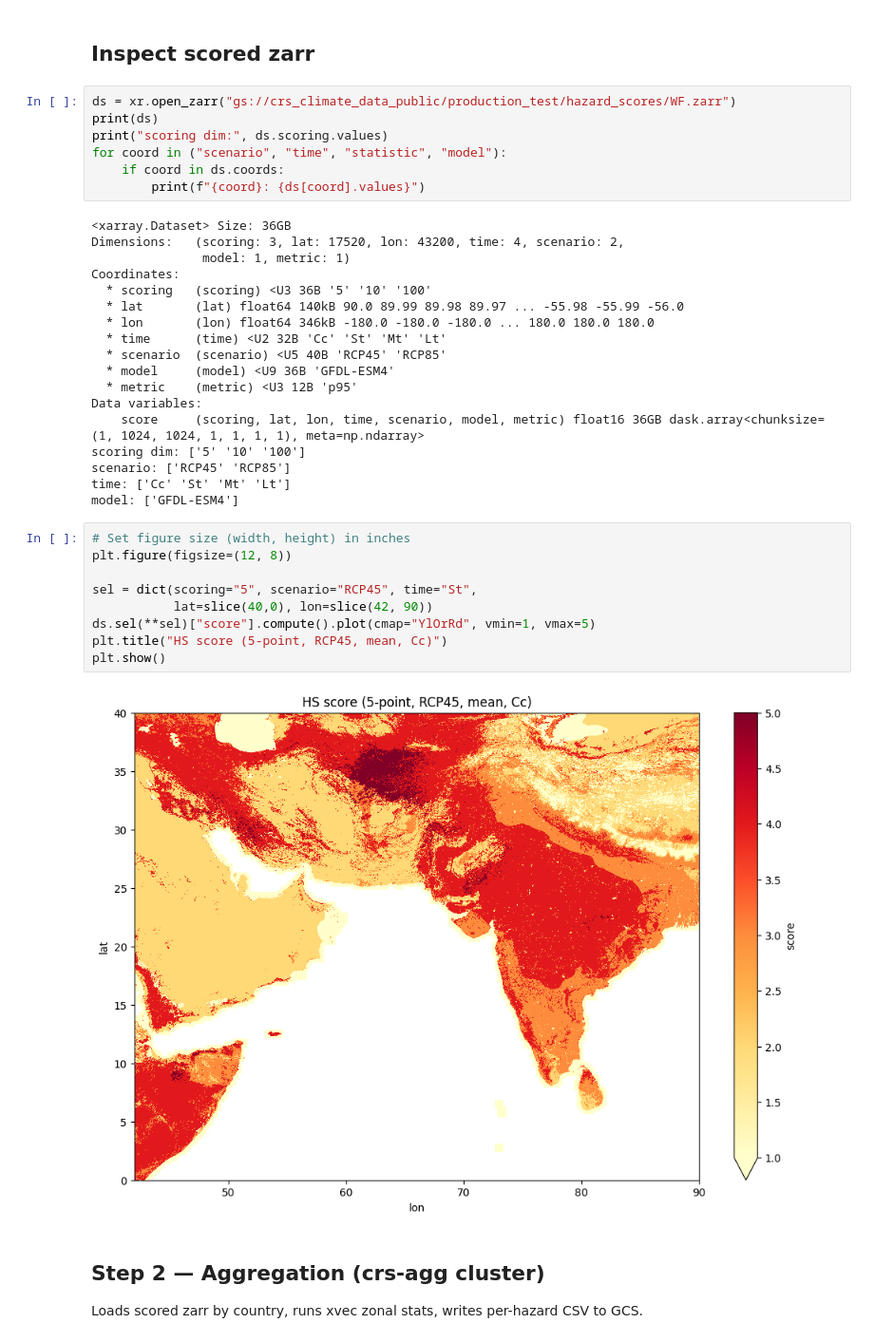
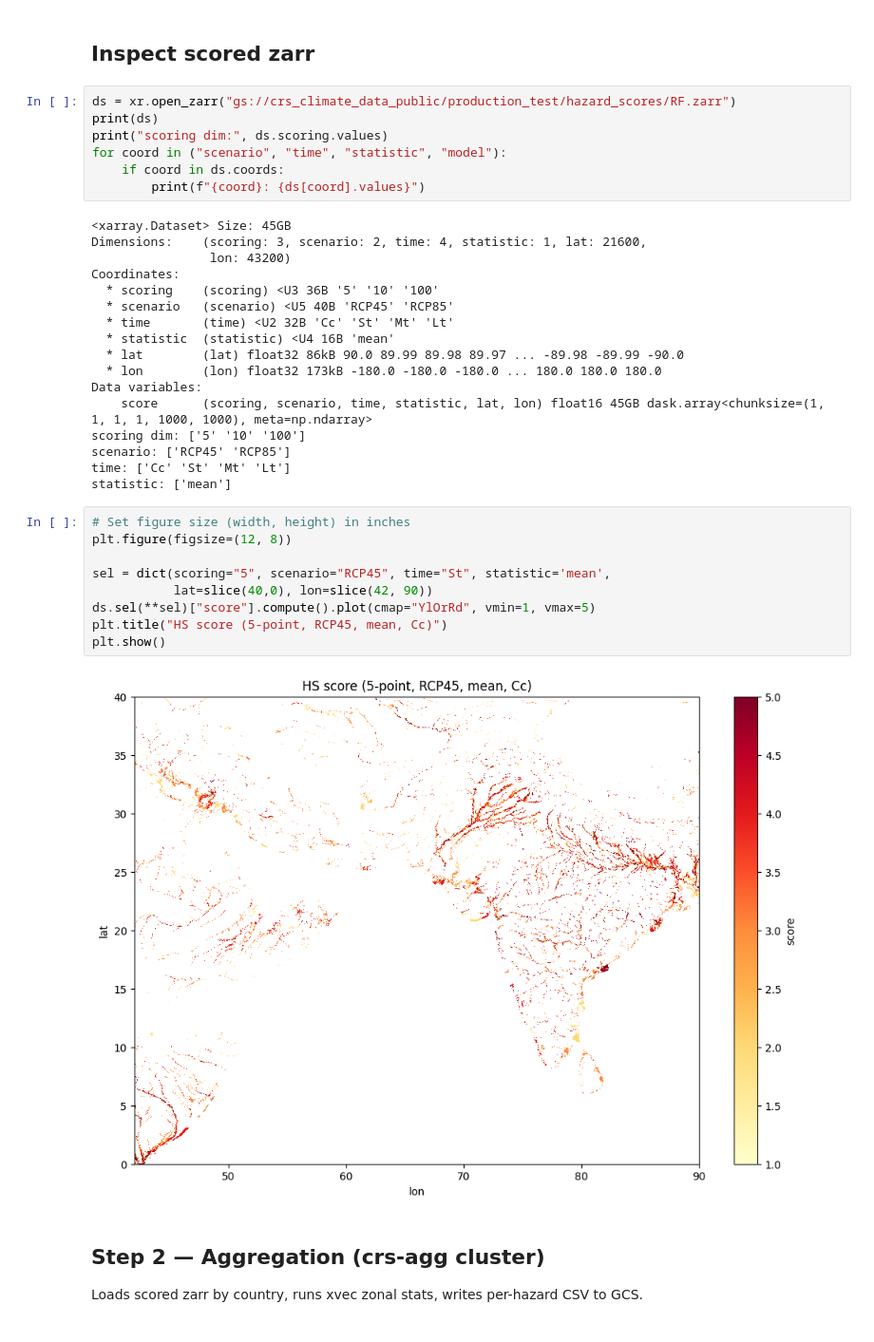
Before and after one commit to Climate-Risk-Services/CRS.ZarrPipelines, a Jupyter notebook: app/scripts/smoke-tests/level3.ipynb, the cells around one changed output. Shown at 95% size. Drawn from its saved outputs; the diff is of its cells as text.

Commit message:
chore: Update smoke tests to new logic

```diff
--- a/app/scripts/smoke-tests/level3.ipynb
+++ b/app/scripts/smoke-tests/level3.ipynb
@@ -55,41 +46,40 @@ print("Score cluster shut down")
 # %% [markdown]
 ## Inspect scored zarr
 # %%
-ds = xr.open_zarr("gs://crs_climate_data_public/production_test/hazard_scores/WF.zarr")
+ds = xr.open_zarr("gs://crs_climate_data_public/production_test/hazard_scores/RF.zarr")
 print(ds)
 print("scoring dim:", ds.scoring.values)
 for coord in ("scenario", "time", "statistic", "model"):
     if coord in ds.coords:
         print(f"{coord}: {ds[coord].values}")
 # %% [output]
-<xarray.Dataset> Size: 36GB
-Dimensions:   (scoring: 3, lat: 17520, lon: 43200, time: 4, scenario: 2,
-               model: 1, metric: 1)
+<xarray.Dataset> Size: 45GB
+Dimensions:    (scoring: 3, scenario: 2, time: 4, statistic: 1, lat: 21600,
+                lon: 43200)
 Coordinates:
-  * scoring   (scoring) <U3 36B '5' '10' '100'
-  * lat       (lat) float64 140kB 90.0 89.99 89.98 89.97 ... -55.98 -55.99 -56.0
-  * lon       (lon) float64 346kB -180.0 -180.0 -180.0 ... 180.0 180.0 180.0
-  * time      (time) <U2 32B 'Cc' 'St' 'Mt' 'Lt'
-  * scenario  (scenario) <U5 40B 'RCP45' 'RCP85'
-  * model     (model) <U9 36B 'GFDL-ESM4'
-  * metric    (metric) <U3 12B 'p95'
+  * scoring    (scoring) <U3 36B '5' '10' '100'
+  * scenario   (scenario) <U5 40B 'RCP45' 'RCP85'
+  * time       (time) <U2 32B 'Cc' 'St' 'Mt' 'Lt'
+  * statistic  (statistic) <U4 16B 'mean'
+  * lat        (lat) float32 86kB 90.0 89.99 89.98 89.97 ... -89.98 -89.99 -90.0
+  * lon        (lon) float32 173kB -180.0 -180.0 -180.0 ... 180.0 180.0 180.0
 Data variables:
-    score     (scoring, lat, lon, time, scenario, model, metric) float16 36GB dask.array<chunksize=(1, 1024, 1024, 1, 1, 1, 1), meta=np.ndarray>
+    score      (scoring, scenario, time, statistic, lat, lon) float16 45GB dask.array<chunksize=(1, 1, 1, 1, 1000, 1000), meta=np.ndarray>
 scoring dim: ['5' '10' '100']
 scenario: ['RCP45' 'RCP85']
 time: ['Cc' 'St' 'Mt' 'Lt']
-model: ['GFDL-ESM4']
+statistic: ['mean']
 # %%
 # Set figure size (width, height) in inches
 plt.figure(figsize=(12, 8))
 
-sel = dict(scoring="5", scenario="RCP45", time="St",
+sel = dict(scoring="5", scenario="RCP45", time="St", statistic='mean',
            lat=slice(40,0), lon=slice(42, 90))
 ds.sel(**sel)["score"].compute().plot(cmap="YlOrRd", vmin=1, vmax=5)
 plt.title("HS score (5-point, RCP45, mean, Cc)")
 plt.show()
 # %% [output]
-[figure, old version]
+[figure, new version]
 # %% [markdown]
 ## Step 2 — Aggregation (crs-agg cluster)
 
```
Also changed, not shown: parts of 5 cells of this notebook, 5 other files.
